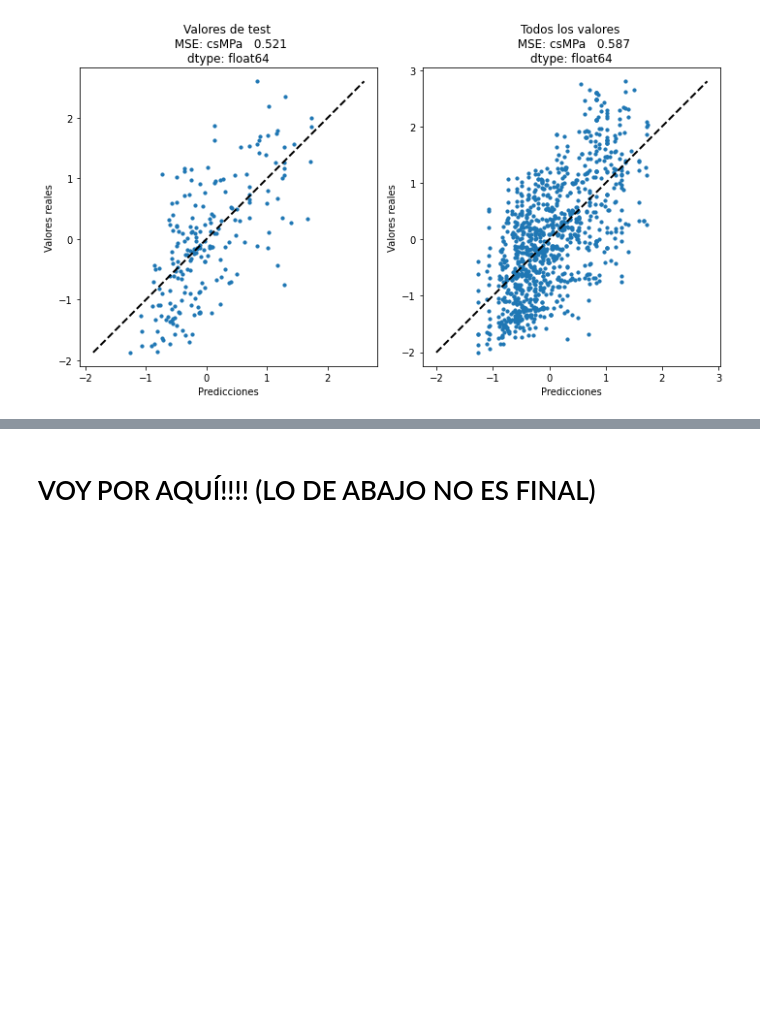
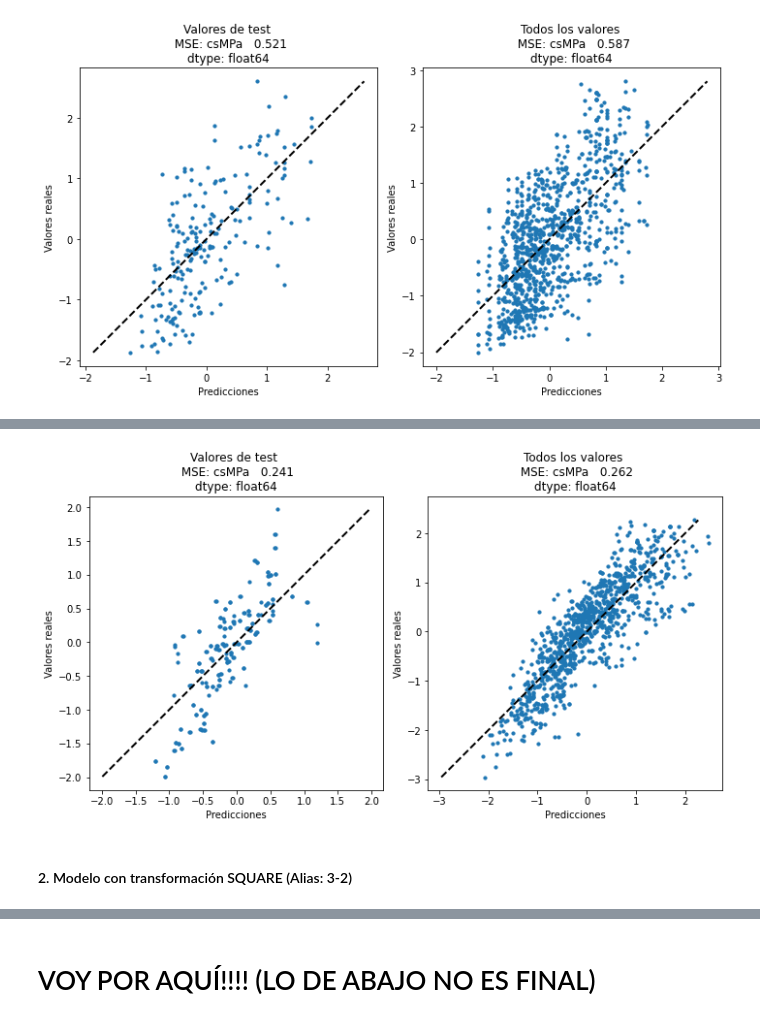
Before and after one commit to juankasv99/APC_Concrete_MPa, a Jupyter notebook: [APC]-LinearRegression-Prac1-JuanCarlosSoriano_JorgeGimenez.ipynb, the cells around one changed output, grey strips where cells are left out. Cells and saved outputs as stored; diff of their text form; code cells hidden in the pictures; blank space fills up the shorter version.

```diff
--- a/[APC]-LinearRegression-Prac1-JuanCarlosSoriano_JorgeGimenez.ipynb
+++ b/[APC]-LinearRegression-Prac1-JuanCarlosSoriano_JorgeGimenez.ipynb
@@ -245,0 +276,15 @@ Si bien el modelo no es desastroso, no alcanza el nivel del modelo 0, probableme
+# %%
+nTrain = xTrain.shape[0]
+nTest = xTest.shape[0]
+
+xTrainTransform = sqrtThenStdDF.iloc[:nTrain, :8]
+yTrainTransform = sqrtThenStdDF.iloc[:nTrain, 8:9]
+xTestTransform = sqrtThenStdDF.iloc[nTrain:, :8]
+yTestTranform = sqrtThenStdDF.iloc[nTrain:, 8:9]
+# %%
+model3_1 = LinearRegression().fit(xTrainTransform, yTrainTransform)
+plotModel(model3_1, xTestTransform, yTestTranform, sqrtThenStdDF.iloc[:, :8], sqrtThenStdDF.iloc[:, 8:9])
+# %% [output]
+[figure, added]
+# %% [markdown]
+#### 2. Modelo con transformación SQUARE (Alias: 3-2)
```
Also changed, not shown: parts of 26 cells of this notebook.
